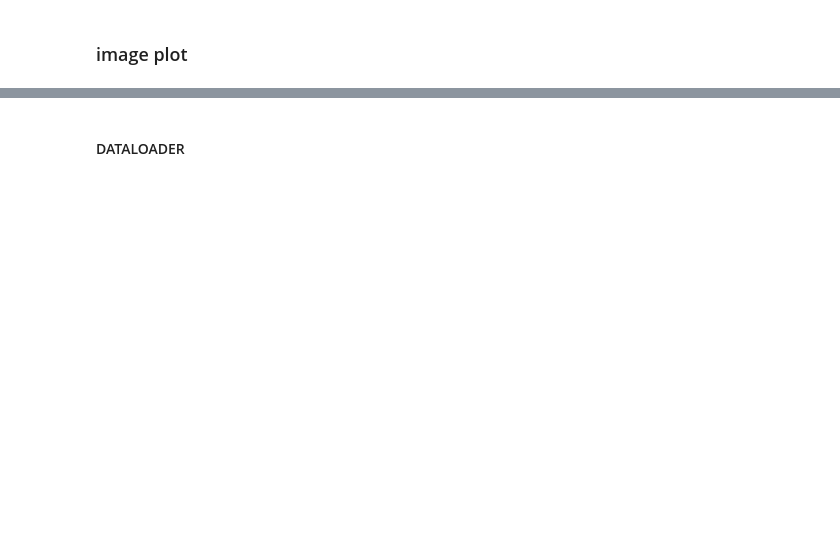
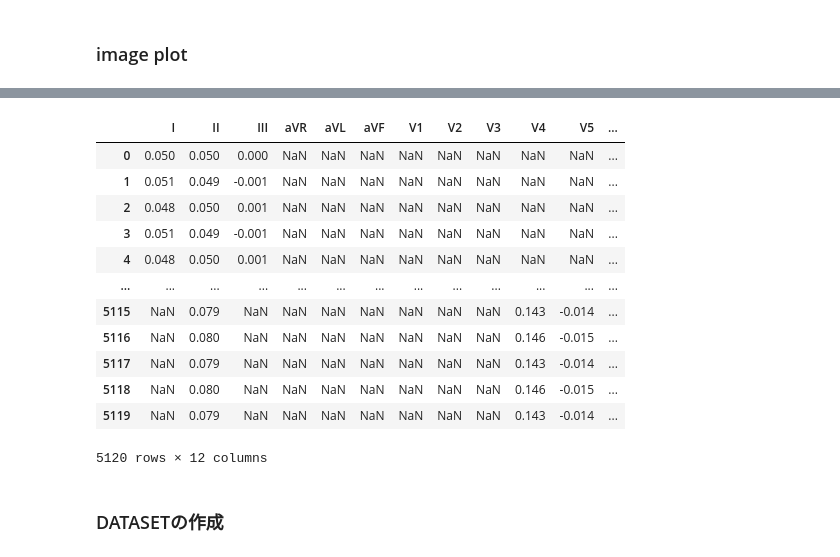
Before and after one commit to yohehe/ECG-Analysis, a Jupyter notebook: 02_setDataLoader.ipynb, the cells around one changed output, grey strips where cells are left out. Cells and saved outputs as stored; diff of their text form; code cells hidden in the pictures; blank space fills up the shorter version.

```diff
--- a/02_setDataLoader.ipynb
+++ b/02_setDataLoader.ipynb
@@ -408,2 +257,18 @@ features = extract_ecg_features_by_id(ecg_id=sample_id, train_df=train_df, confi
+# %%
+ecg_info["ecg_df"]
+# %% [output]
+|  | I | II | III | aVR | aVL | aVF | V1 | V2 | V3 | V4 | V5 | ... |
+| 0 | 0.050 | 0.050 | 0.000 | NaN | NaN | NaN | NaN | NaN | NaN | NaN | NaN | ... |
+| 1 | 0.051 | 0.049 | -0.001 | NaN | NaN | NaN | NaN | NaN | NaN | NaN | NaN | ... |
+| 2 | 0.048 | 0.050 | 0.001 | NaN | NaN | NaN | NaN | NaN | NaN | NaN | NaN | ... |
+| 3 | 0.051 | 0.049 | -0.001 | NaN | NaN | NaN | NaN | NaN | NaN | NaN | NaN | ... |
+| 4 | 0.048 | 0.050 | 0.001 | NaN | NaN | NaN | NaN | NaN | NaN | NaN | NaN | ... |
+| ... | ... | ... | ... | ... | ... | ... | ... | ... | ... | ... | ... | ... |
+| 5115 | NaN | 0.079 | NaN | NaN | NaN | NaN | NaN | NaN | NaN | 0.143 | -0.014 | ... |
+| 5116 | NaN | 0.080 | NaN | NaN | NaN | NaN | NaN | NaN | NaN | 0.146 | -0.015 | ... |
+| 5117 | NaN | 0.079 | NaN | NaN | NaN | NaN | NaN | NaN | NaN | 0.143 | -0.014 | ... |
+| 5118 | NaN | 0.080 | NaN | NaN | NaN | NaN | NaN | NaN | NaN | 0.146 | -0.015 | ... |
+| 5119 | NaN | 0.079 | NaN | NaN | NaN | NaN | NaN | NaN | NaN | 0.143 | -0.014 | ... |
+5120 rows × 12 columns
 # %% [markdown]
-#### DATALOADER
+### DATASETの作成
```
Also changed, not shown: parts of 56 cells of this notebook.
